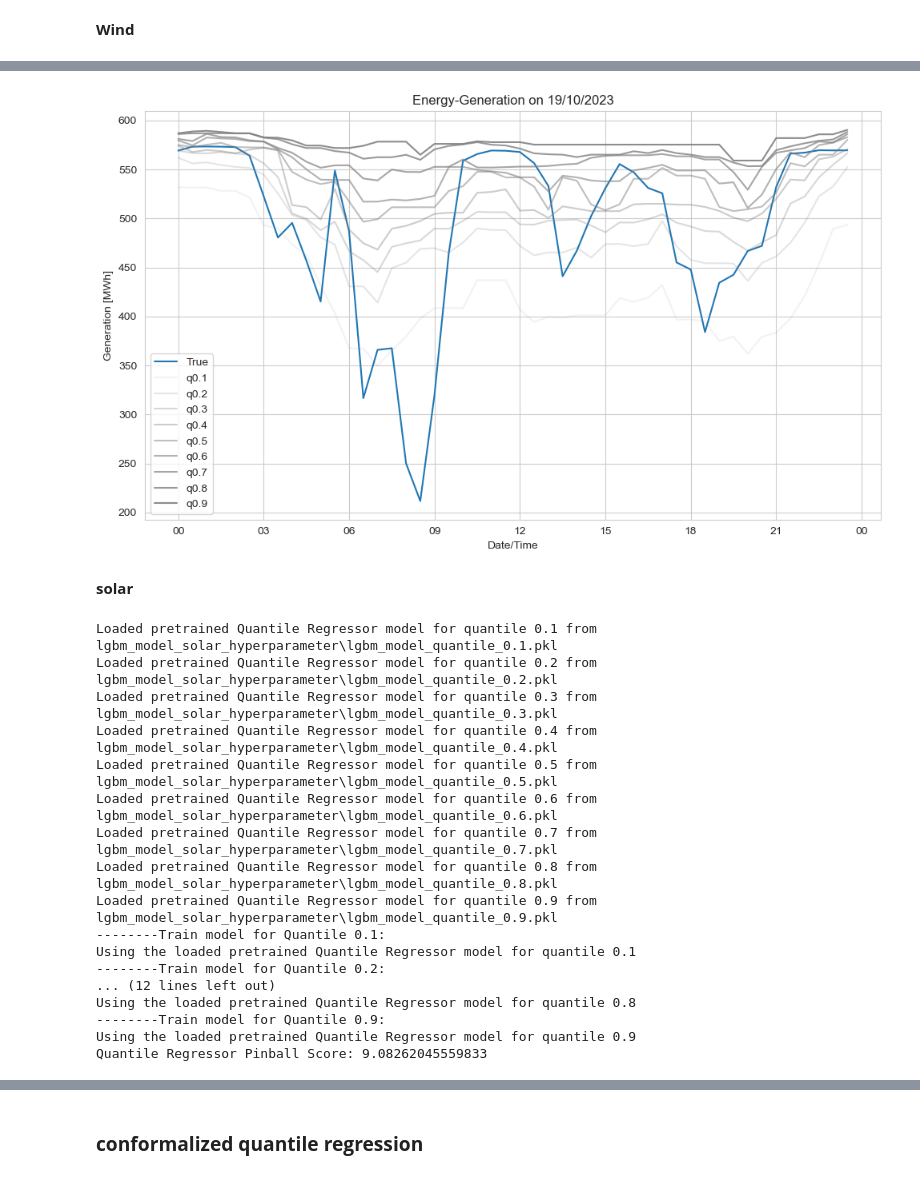
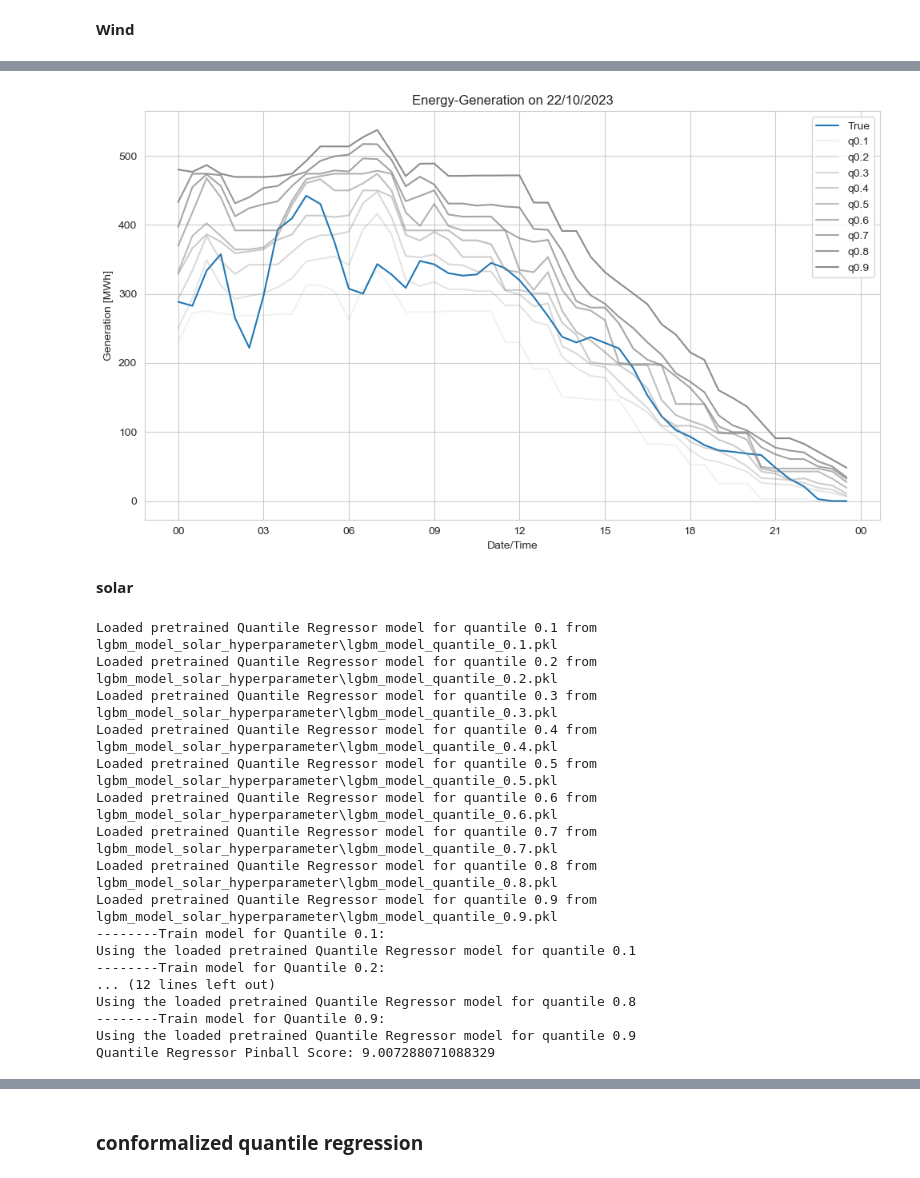
Before and after one commit to av1c3nna/awp2, a Jupyter notebook: code/model_training.ipynb, the cells around one changed output, grey strips where cells are left out. Saved outputs shown, nothing was run; the diff lists cells and outputs as text; code cells hidden in the pictures.

```diff
--- a/code/model_training.ipynb
+++ b/code/model_training.ipynb
@@ -318,7 +318,7 @@ Quantile Regressor Pinball Score: 21.346469385584165
 # %%
-lgbm_model_wind_hyperparameter.plot_quantils(feature_engineerer_wind.y_test.index, lgbm_model_wind_hyperparameter.q_predictions, quantiles, year=2023, month=10, day=19)
+lgbm_model_wind_hyperparameter.plot_quantils(feature_engineerer_wind.y_test.index, lgbm_model_wind_hyperparameter.q_predictions, quantiles, year=2023, month=10, day=22)
 # %% [output]
-[figure, old version]
+[figure, new version]
 # %% [markdown]
 __solar__
 # %%
@@ -330,15 +330,21 @@ quantiles = np.round(quantiles, 1)
 # Specify model save directory
 model_save_dir_qr = "lgbm_model_solar_hyperparameter"
 
-params_distributions = dict(
-    num_leaves=randint(low=10, high=50),
-    max_depth=randint(low=3, high=20),
-    n_estimators=randint(low=100, high=800),
-    learning_rate=uniform()
+# params_distributions = dict(
+#     num_leaves=randint(low=10, high=50),
+#     max_depth=randint(low=3, high=20),
+#     n_estimators=randint(low=100, high=800),
+#     learning_rate=uniform()
+# )
+param_grid = dict(
+    num_leaves = [20, 31, 40],
+    max_depth = [-1],
+    n_estimators = [500, 1000],
+    learning_rate = [0.01, 0.05, 0.1]
 )
 
 lgbm_model_solar_hyperparameter = model_utils.LGBMRegressorModel(feature_engineerer_solar, quantiles, model_save_dir=model_save_dir_qr, load_pretrained=True)
-lgbm_model_solar_hyperparameter.train_and_predict_hyperparametertuning(params_distributions, search="RandomSearch")  # This will skip training for already loaded models
+lgbm_model_solar_hyperparameter.train_and_predict_hyperparametertuning(param_grid, search="GridSearch")  # This will skip training for already loaded models
 print(f"Quantile Regressor Pinball Score: {lgbm_model_solar_hyperparameter.pinball_score()}")
 # %% [output]
 Loaded pretrained Quantile Regressor model for quantile 0.1 from lgbm_model_solar_hyperparameter\lgbm_model_quantile_0.1.pkl
@@ -357,7 +363,7 @@ Using the loaded pretrained Quantile Regressor model for quantile 0.1
 Using the loaded pretrained Quantile Regressor model for quantile 0.8
 --------Train model for Quantile 0.9:
 Using the loaded pretrained Quantile Regressor model for quantile 0.9
-Quantile Regressor Pinball Score: 9.08262045559833
+Quantile Regressor Pinball Score: 9.007288071088329
 # %%
 lgbm_model_solar_hyperparameter.plot_quantils(feature_engineerer_solar.y_test.index, lgbm_model_solar_hyperparameter.q_predictions, quantiles, year=2023, month=10, day=19)
 # %% [output]
```
Also changed, not shown: parts of 22 cells of this notebook.
